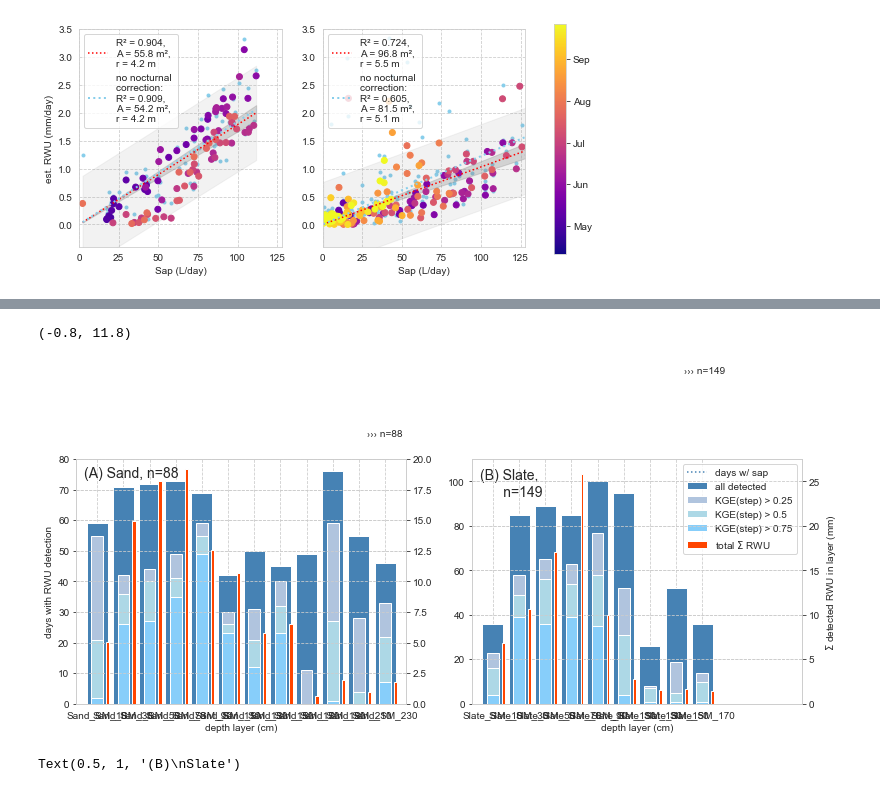
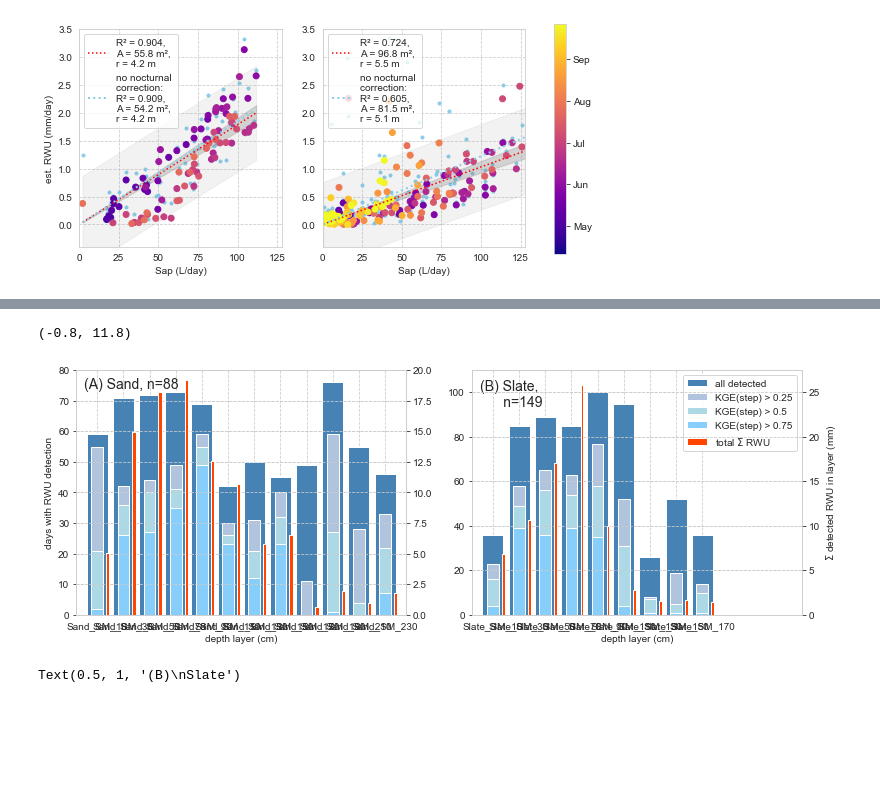
Before and after one commit to cojacoo/rootwater, a Jupyter notebook: docs/examples/RWU_SF_Paper.ipynb, the cells around one changed output, grey strips where cells are left out. Cells and saved outputs as stored; diff of their text form; code cells hidden in the pictures; blank space fills up the shorter version.

```diff
--- a/docs/examples/RWU_SF_Paper.ipynb
+++ b/docs/examples/RWU_SF_Paper.ipynb
@@ -763,63 +767,47 @@ legend()
 # %%
 figsize(13,4.5)
+
 ax1 = plt.subplot(122)
-#SW
+#Slate
 ax1.bar(Slate_rwu.columns,(~np.isnan(Slate_rwu.loc[SWcomc.index[0]:SWcomc.index[-1]])).astype(int).sum(axis=0),label='all detected',facecolor='steelblue')
-#0.5 KGE threshold
 ax1.bar(Slate_rwu.columns,((Slate_nse.loc[(~np.isnan(Slate_rwu.loc[SWcomc.index[0]:SWcomc.index[-1]])).index]>0.25) & (~np.isnan(Slate_rwu.loc[SWcomc.index[0]:SWcomc.index[-1]]))).astype(int).sum(axis=0),width=0.45,alpha=1,facecolor='lightsteelblue',label='KGE(step) > 0.25')
 ax1.bar(Slate_rwu.columns,((Slate_nse.loc[(~np.isnan(Slate_rwu.loc[SWcomc.index[0]:SWcomc.index[-1]])).index]>0.5) & (~np.isnan(Slate_rwu.loc[SWcomc.index[0]:SWcomc.index[-1]]))).astype(int).sum(axis=0),width=0.45,alpha=1,facecolor='lightblue',label='KGE(step) > 0.5')
 ax1.bar(Slate_rwu.columns,((Slate_nse.loc[(~np.isnan(Slate_rwu.loc[SWcomc.index[0]:SWcomc.index[-1]])).index]>0.75) & (~np.isnan(Slate_rwu.loc[SWcomc.index[0]:SWcomc.index[-1]]))).astype(int).sum(axis=0),width=0.45,alpha=1,facecolor='lightskyblue',label='KGE(step) > 0.75')
-#10% percentile threshold
-#ax1.bar(Slate_rwu.columns,(Slate_rwu.loc[SWcomc.index[0]:SWcomc.index[-1]]>np.percentile(Slate_rwu.values[Slate_rwu.values>0.],10)).astype(int).sum(axis=0),width=0.45,alpha=1,label='>10% percentile')
-#fixed threshold
-#ax1.bar(Slate_rwu.columns,(Slate_rwu.loc[SWcomc.index[0]:SWcomc.index[-1]]>0.05).astype(int).sum(axis=0),width=0.3,alpha=1,label='>0.05 mm/day')
-ax1.plot([1,7.3],[(SWcomc['sap']>0.05).astype(int).sum(),(SWcomc['sap']>0.05).astype(int).sum()],':',c='steelblue',label='days w/ sap')
-ax1.text(7.32,(SWcomc['sap']>0.05).astype(int).sum()-0.5,'››› n='+str((SWcomc['sap']>0.05).astype(int).sum()))
 ax1.text(-0.5,93.5,'(B) Slate, \n      n='+str((SWcomc['sap']>0.1).astype(int).sum()),fontsize=14)
 ax1.bar(0,0,facecolor='orangered',width=0.1,label='total $\Sigma$ RWU')
 xlabel('depth layer (cm)')
-#ax1.set_ylabel('days with RWU detection')
 ax1.legend(loc=1)
 
 ax2 = ax1.twinx()
 ax2.bar(np.arange(len(Slate_rwu.columns))+0.4,Slate_rwu.loc[SWcomc.index[0]:SWcomc.index[-1]].sum(axis=0),facecolor='orangered',width=0.1)
 ax2.set_ylim(0,27.5)
 ax1.set_ylim(0,110)
 ax1.set_xlim(-0.8,11.8)
 
 ax2.set_ylabel('$\Sigma$ detected RWU in layer (mm)')
 
 
 ax1 = plt.subplot(121)
-#SaD
+#Sand
 ax1.bar(Sand_rwu.columns,(~np.isnan(Sand_rwu.loc[SaDcomc.index[0]:SaDcomc.index[-1]])).astype(int).sum(axis=0),facecolor='steelblue')
-#0.5 KGE threshold
 ax1.bar(Sand_rwu.columns,((Sand_nse.loc[(~np.isnan(Sand_rwu.loc[SaDcomc.index[0]:SaDcomc.index[-1]])).index]>0.25) & (~np.isnan(Sand_rwu.loc[SaDcomc.index[0]:SaDcomc.index[-1]]))).astype(int).sum(axis=0),width=0.45,alpha=1,facecolor='lightsteelblue',label='KGE > 0.25')
 ax1.bar(Sand_rwu.columns,((Sand_nse.loc[(~np.isnan(Sand_rwu.loc[SaDcomc.index[0]:SaDcomc.index[-1]])).index]>0.5) & (~np.isnan(Sand_rwu.loc[SaDcomc.index[0]:SaDcomc.index[-1]]))).astype(int).sum(axis=0),width=0.45,alpha=1,facecolor='lightblue',label='KGE > 0.5')
 ax1.bar(Sand_rwu.columns,((Sand_nse.loc[(~np.isnan(Sand_rwu.loc[SaDcomc.index[0]:SaDcomc.index[-1]])).index]>0.75) & (~np.isnan(Sand_rwu.loc[SaDcomc.index[0]:SaDcomc.index[-1]]))).astype(int).sum(axis=0),width=0.45,alpha=1,facecolor='lightskyblue',label='KGE > 0.75')
-#10% percentile threshold
-#ax1.bar(Sand_rwu.columns,(Sand_rwu.loc[SaDcomc.index[0]:SaDcomc.index[-1]]>np.percentile(Sand_rwu.values[Sand_rwu.values>0.],10)).astype(int).sum(axis=0),width=0.45,alpha=1)
-#fixed threshold
-#ax1.bar(Sand_rwu.columns,(Sand_rwu.loc[SaDcomc.index[0]:SaDcomc.index[-1]]>0.05).astype(int).sum(axis=0),width=0.3,alpha=1)
-ax1.plot([1.5,10.3],[(SaDcomc['sap']>0.05).astype(int).sum(),(SaDcomc['sap']>0.05).astype(int).sum()],':',c='steelblue')
-ax1.text(10.32,(SaDcomc['sap']>0.05).astype(int).sum()-0.5,'››› n='+str((SaDcomc['sap']>0.05).astype(int).sum()))
 ax1.text(-0.5,73.9,'(A) Sand, n='+str((SaDcomc['sap']>0.1).astype(int).sum()),fontsize=14)
 ax1.bar(0,0,facecolor='orangered',width=0.1,label='total $\Sigma$ RWU')
 xlabel('depth layer (cm)')
 ax1.set_ylabel('days with RWU detection')
 
 ax2 = ax1.twinx()
 ax2.bar(np.arange(len(Sand_rwu.columns))+0.4,Sand_rwu.loc[SaDcomc.index[0]:SaDcomc.index[-1]].sum(axis=0),facecolor='orangered',width=0.13)
-#ax2.set_ylim(0,19.71)
 ax1.set_ylim(0,80)
 ax2.set_ylim(0,20)
 ax1.set_xlim(-0.8,11.8)
 
-
 #savefig('RWUdetect_new.pdf',bbox_inches='tight')
 # %% [output]
 (-0.8, 11.8)
-[figure, old version]
+[figure, new version]
 # %%
 h = sns.jointplot((Slate_nse[Slate_rwu>0.05]).values[~np.isnan((Slate_nse[Slate_rwu>0.05]).values)],np.log((Slate_rwu[Slate_rwu>0.05]).values[~np.isnan((Slate_rwu[Slate_rwu>0.05]).values)]),marginal_kws=dict(bins=15))
 h.set_axis_labels('RWU step NSE','log(RWU)')
```
Also changed, not shown: parts of 3 cells of this notebook, 8 other files.
